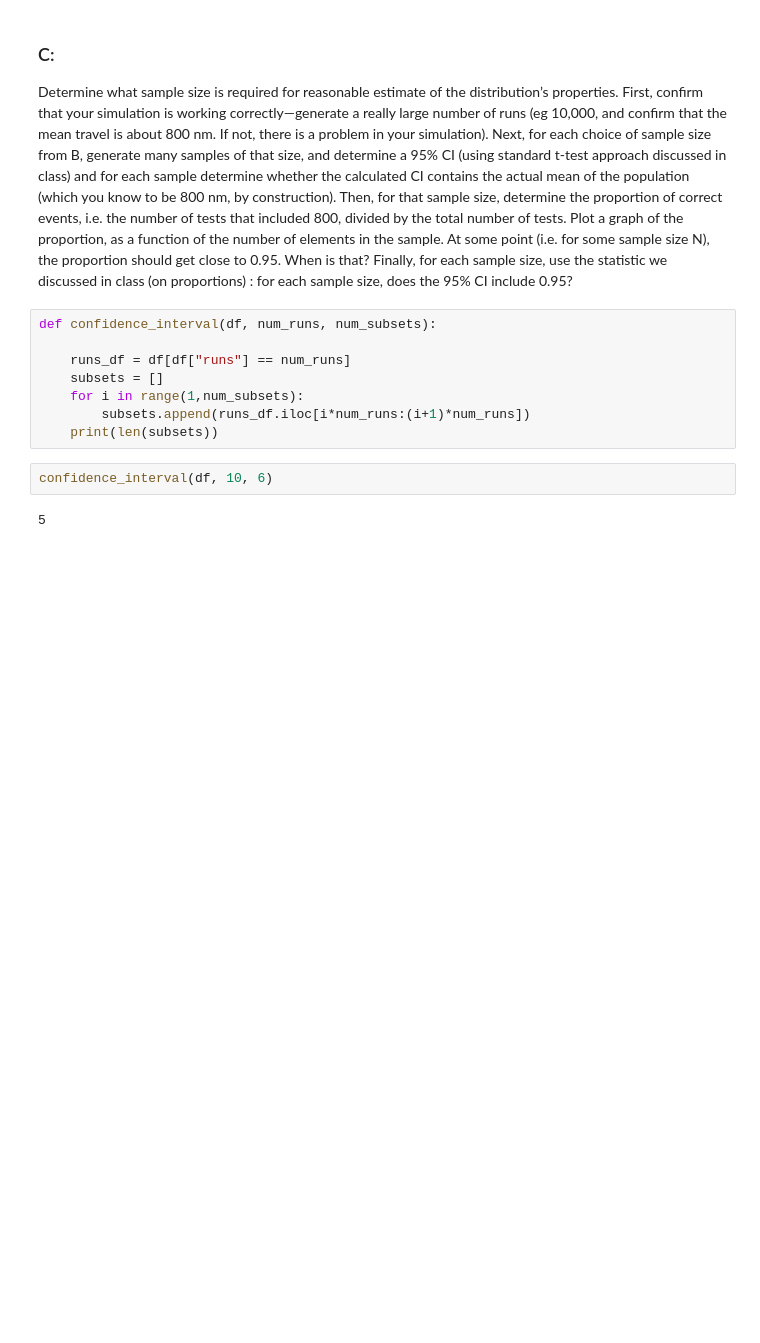
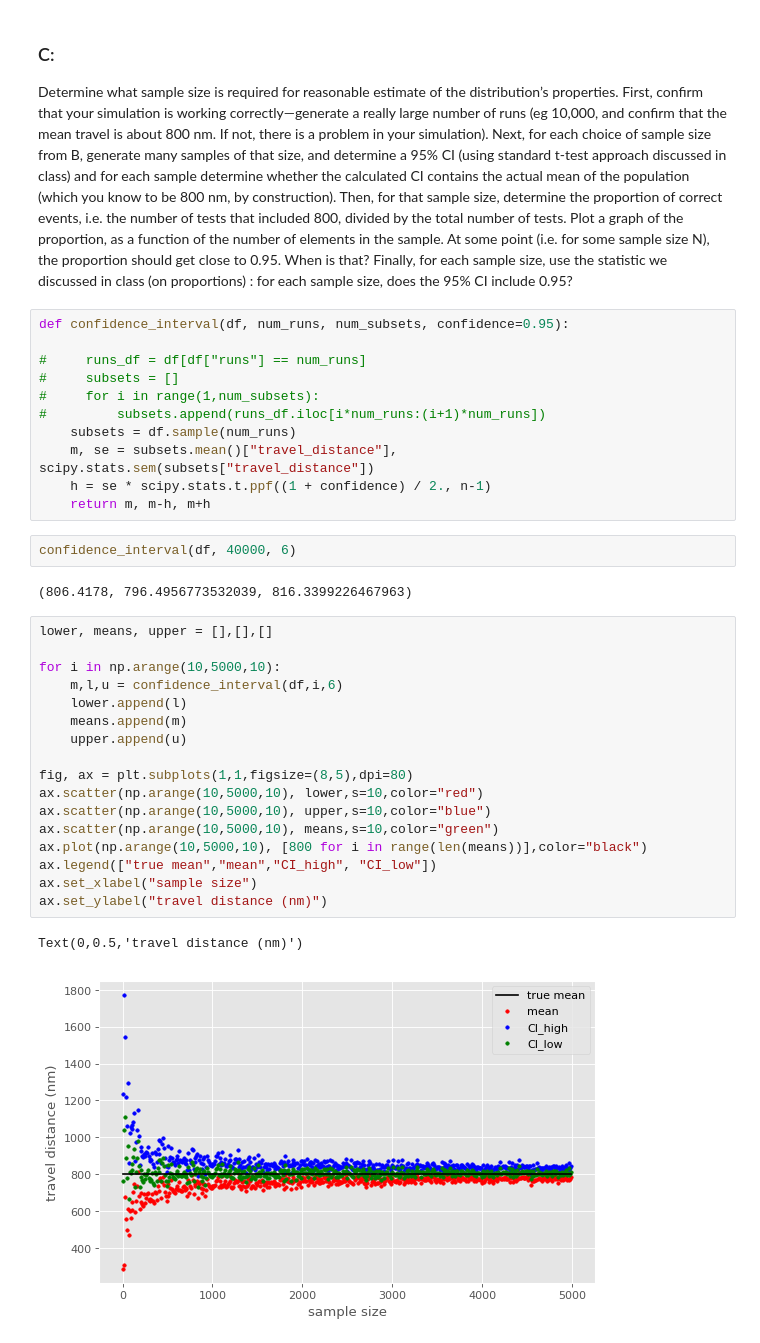
Before and after one commit to smorabit/winter_2019, a Jupyter notebook: DEVBIO232/motor_simulations.ipynb, the cells around one changed output. Drawn from its saved outputs; the diff is of its cells as text; blank space fills up the shorter version.

```diff
--- a/DEVBIO232/motor_simulations.ipynb
+++ b/DEVBIO232/motor_simulations.ipynb
@@ -117,14 +118,37 @@ get close to 0.95. When is that?
 Finally, for each sample size, use the statistic we discussed in class (on proportions) : for
 each sample size, does the 95% CI include 0.95?
 # %%
-def confidence_interval(df, num_runs, num_subsets):
+def confidence_interval(df, num_runs, num_subsets, confidence=0.95):
 
-    runs_df = df[df["runs"] == num_runs]
-    subsets = []
-    for i in range(1,num_subsets):
-        subsets.append(runs_df.iloc[i*num_runs:(i+1)*num_runs])
-    print(len(subsets))
+#     runs_df = df[df["runs"] == num_runs]
+#     subsets = []
+#     for i in range(1,num_subsets):
+#         subsets.append(runs_df.iloc[i*num_runs:(i+1)*num_runs])
+    subsets = df.sample(num_runs)
+    m, se = subsets.mean()["travel_distance"], scipy.stats.sem(subsets["travel_distance"])
+    h = se * scipy.stats.t.ppf((1 + confidence) / 2., n-1)
+    return m, m-h, m+h
 # %%
-confidence_interval(df, 10, 6)
+confidence_interval(df, 40000, 6)
 # %% [output]
-5
+(806.4178, 796.4956773532039, 816.3399226467963)
+# %%
+lower, means, upper = [],[],[]
+
+for i in np.arange(10,5000,10):
+    m,l,u = confidence_interval(df,i,6)
+    lower.append(l)
+    means.append(m)
+    upper.append(u)
+
+fig, ax = plt.subplots(1,1,figsize=(8,5),dpi=80)
+ax.scatter(np.arange(10,5000,10), lower,s=10,color="red")
+ax.scatter(np.arange(10,5000,10), upper,s=10,color="blue")
+ax.scatter(np.arange(10,5000,10), means,s=10,color="green")
+ax.plot(np.arange(10,5000,10), [800 for i in range(len(means))],color="black")
+ax.legend(["true mean","mean","CI_high", "CI_low"])
+ax.set_xlabel("sample size")
+ax.set_ylabel("travel distance (nm)")
+# %% [output]
+Text(0,0.5,'travel distance (nm)')
+[figure, added]
```
Also changed, not shown: parts of 1 cell of this notebook.
